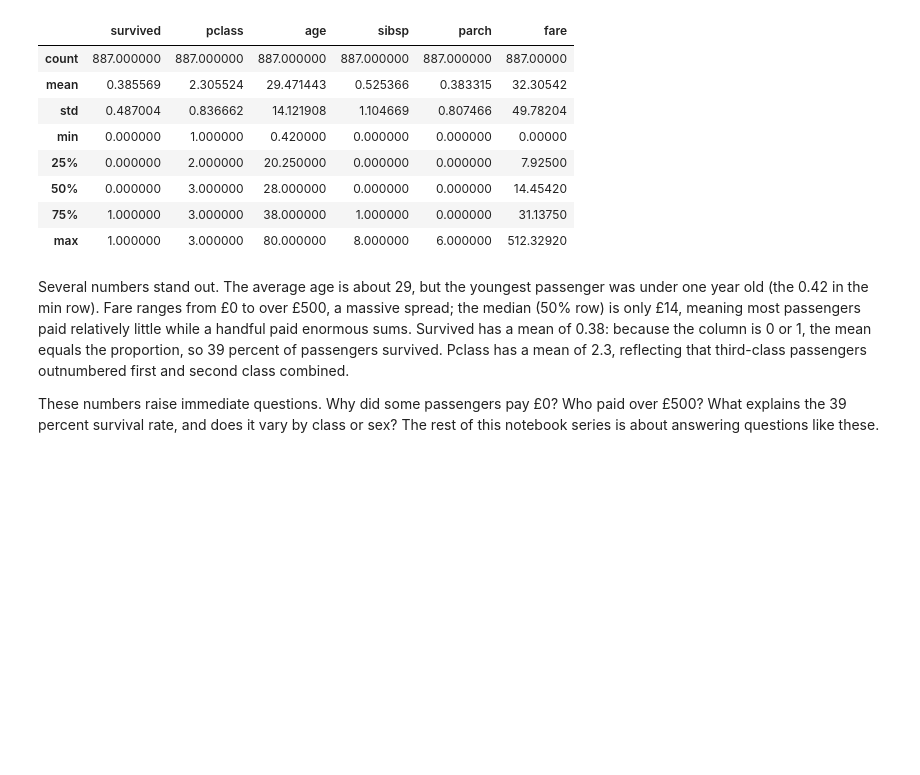
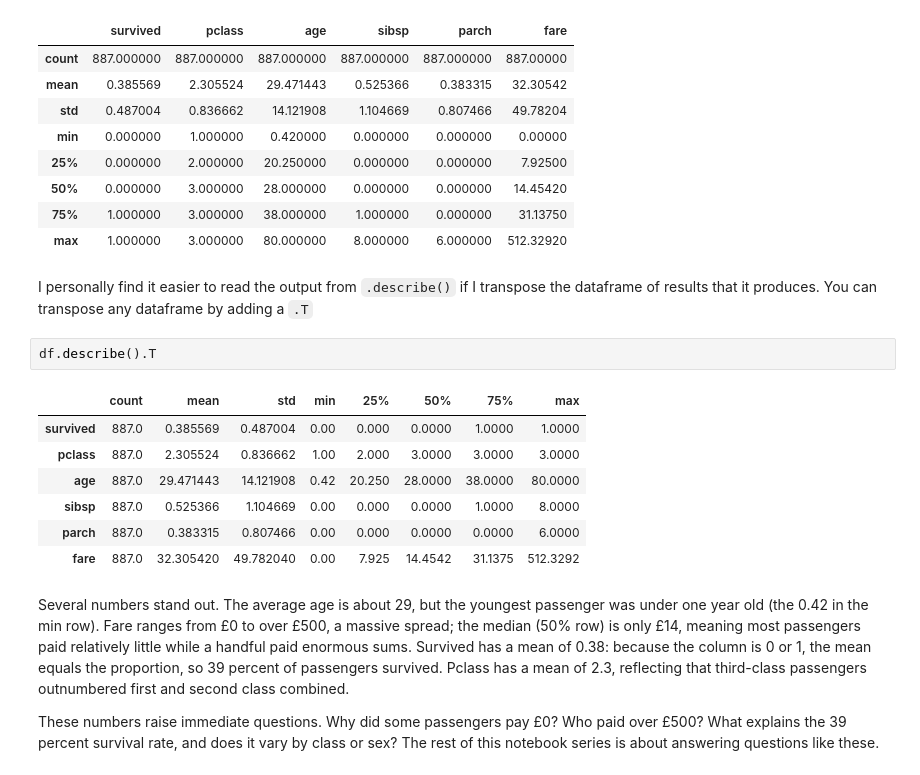
Before and after one commit to sultanesenamanov112/DS-225, a Jupyter notebook: 06_pandas_intro/06_2_DataFrame_Basics.ipynb, the cells around one changed output. Cells and saved outputs as stored; diff of their text form; blank space fills up the shorter version.

```diff
--- a/06_pandas_intro/06_2_DataFrame_Basics.ipynb
+++ b/06_pandas_intro/06_2_DataFrame_Basics.ipynb
@@ -114,6 +121,18 @@ df.describe()
 | 50% | 0.000000 | 3.000000 | 28.000000 | 0.000000 | 0.000000 | 14.45420 |
 | 75% | 1.000000 | 3.000000 | 38.000000 | 1.000000 | 0.000000 | 31.13750 |
 | max | 1.000000 | 3.000000 | 80.000000 | 8.000000 | 6.000000 | 512.32920 |
+# %% [markdown]
+I personally find it easier to read the output from `.describe()` if I transpose the dataframe of results that it produces. You can transpose any dataframe by adding a `.T`
+# %%
+df.describe().T
+# %% [output]
+|  | count | mean | std | min | 25% | 50% | 75% | max |
+| survived | 887.0 | 0.385569 | 0.487004 | 0.00 | 0.000 | 0.0000 | 1.0000 | 1.0000 |
+| pclass | 887.0 | 2.305524 | 0.836662 | 1.00 | 2.000 | 3.0000 | 3.0000 | 3.0000 |
+| age | 887.0 | 29.471443 | 14.121908 | 0.42 | 20.250 | 28.0000 | 38.0000 | 80.0000 |
+| sibsp | 887.0 | 0.525366 | 1.104669 | 0.00 | 0.000 | 0.0000 | 1.0000 | 8.0000 |
+| parch | 887.0 | 0.383315 | 0.807466 | 0.00 | 0.000 | 0.0000 | 0.0000 | 6.0000 |
+| fare | 887.0 | 32.305420 | 49.782040 | 0.00 | 7.925 | 14.4542 | 31.1375 | 512.3292 |
 # %% [markdown]
 Several numbers stand out. The average age is about 29, but the youngest passenger was under one year old (the 0.42 in the min row). Fare ranges from £0 to over £500, a massive spread; the median (50% row) is only £14, meaning most passengers paid relatively little while a handful paid enormous sums. Survived has a mean of 0.38: because the column is 0 or 1, the mean equals the proportion, so 39 percent of passengers survived. Pclass has a mean of 2.3, reflecting that third-class passengers outnumbered first and second class combined.
 
```
Also changed, not shown: parts of 12 cells of this notebook.
